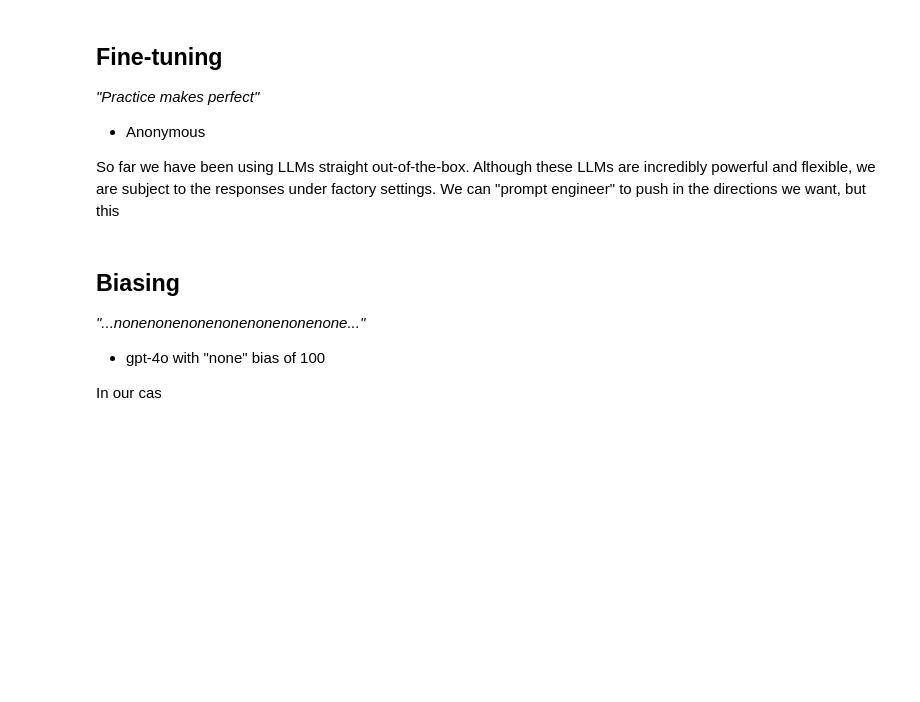
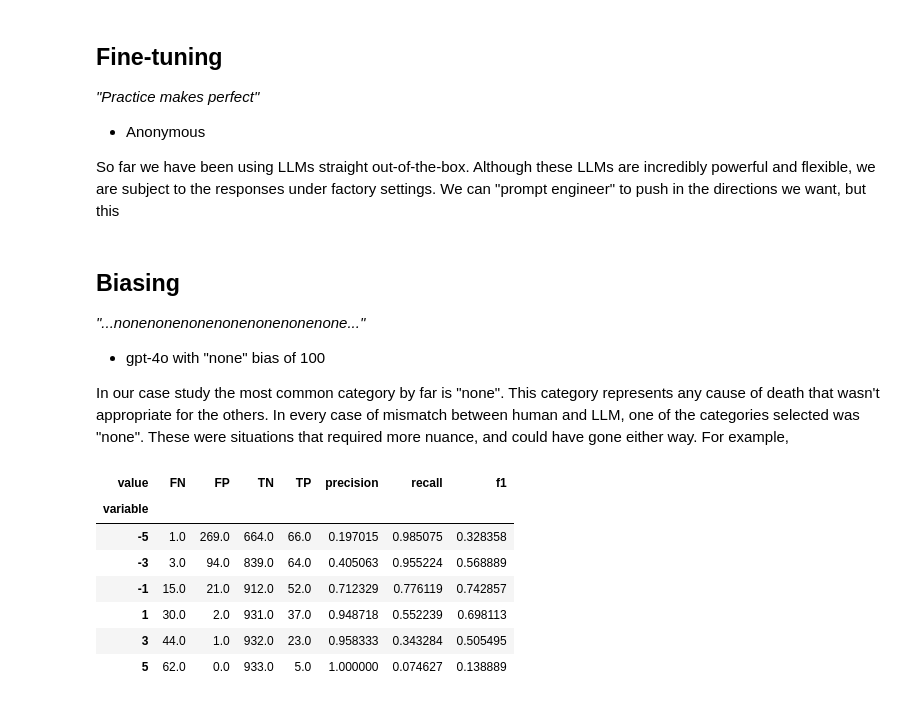
Before and after one commit to IFoA-LifeAI/LLM_ClaimClassification_Article, a Jupyter notebook: Article.ipynb, the cells around one changed output. Saved outputs shown, nothing was run; the diff lists cells and outputs as text; code cells hidden in the pictures; blank space fills up the shorter version.

```diff
--- a/Article.ipynb
+++ b/Article.ipynb
@@ -137,4 +137,65 @@ So far we have been using LLMs straight out-of-the-box. Although these LLMs are
 *"...nonenonenonenonenonenonenone..."*
 - gpt-4o with "none" bias of 100
 
-In our cas
+In our case study the most common category by far is "none". This category represents any cause of death that wasn't appropriate for the others. In every case of mismatch between human and LLM, one of the categories selected was "none". These were situations that required more nuance, and could have gone either way. For example,
+# %%
+import pandas as pd
+import numpy as np
+from pathlib import Path
+import great_tables as gt
+
+# Human predictions
+human_pred_csv = Path("./Data/cause_of_death.csv")
+cod_df = pd.read_csv(human_pred_csv)
+hm_df = cod_df[cod_df["train_test"] == "test"][[
+    "cause_of_death", "category_human"]]
+
+
+rec = hm_df
+
+biases = [5, 3, 1, -1, -3, -5]
+for bias in biases:
+    bias_suffix = str(bias).replace("-", "neg")
+    filename = f"output_gpt_4o_base_{bias_suffix}.csv"
+    output_csv_path = Path(f"./Data/{filename}")
+    cols_keep = ["cause_of_death", "category"]
+    lp_df = pd.read_csv(output_csv_path).loc[:, cols_keep]
+    rec = pd.merge(rec, lp_df, on="cause_of_death")
+    rec[bias] =  rec["category"].case_when(
+        caselist= [
+            (lambda x: (rec["category_human"] == x) & (x == "none"), "TN"),
+            (lambda x: (rec["category_human"] == x) & (x != "none"), "TP"),
+            (lambda x: (rec["category_human"] != x) & (x == "none"), "FN"),
+            (lambda x: (rec["category_human"] != x) & (x != "none"), "FP")
+            ]
+    )
+    rec = rec.drop("category", axis=1)
+
+
+sdf = (rec[biases]
+ .melt()
+ .value_counts()
+ .reset_index()
+ .set_index("variable")
+ .pivot(columns="value", values="count")
+ .apply(lambda x: x.fillna(0))
+)
+
+sdf = sdf.assign(
+    precision = sdf["TP"] / (sdf["TP"] + sdf["FP"]),
+    recall = sdf["TP"] / (sdf["TP"] + sdf["FN"])
+)
+sdf = sdf.assign(
+    f1 = 2 * sdf["precision"] * sdf["recall"] / (sdf["precision"] + sdf["recall"])
+)
+
+sdf
+# %% [output]
+| value | FN | FP | TN | TP | precision | recall | f1 |
+| variable |  |  |  |  |  |  |  |
+| -5 | 1.0 | 269.0 | 664.0 | 66.0 | 0.197015 | 0.985075 | 0.328358 |
+| -3 | 3.0 | 94.0 | 839.0 | 64.0 | 0.405063 | 0.955224 | 0.568889 |
+| -1 | 15.0 | 21.0 | 912.0 | 52.0 | 0.712329 | 0.776119 | 0.742857 |
+| 1 | 30.0 | 2.0 | 931.0 | 37.0 | 0.948718 | 0.552239 | 0.698113 |
+| 3 | 44.0 | 1.0 | 932.0 | 23.0 | 0.958333 | 0.343284 | 0.505495 |
+| 5 | 62.0 | 0.0 | 933.0 | 5.0 | 1.000000 | 0.074627 | 0.138889 |
```
Also changed, not shown: parts of 2 cells of this notebook.
